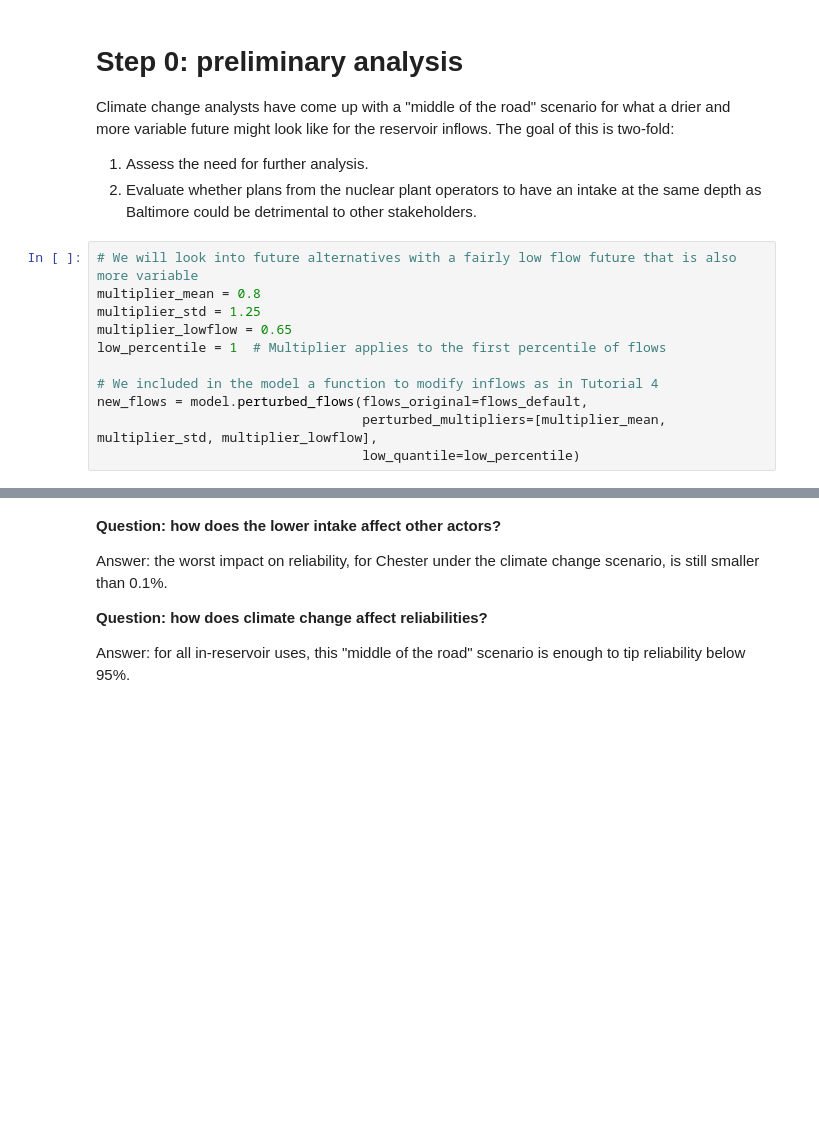
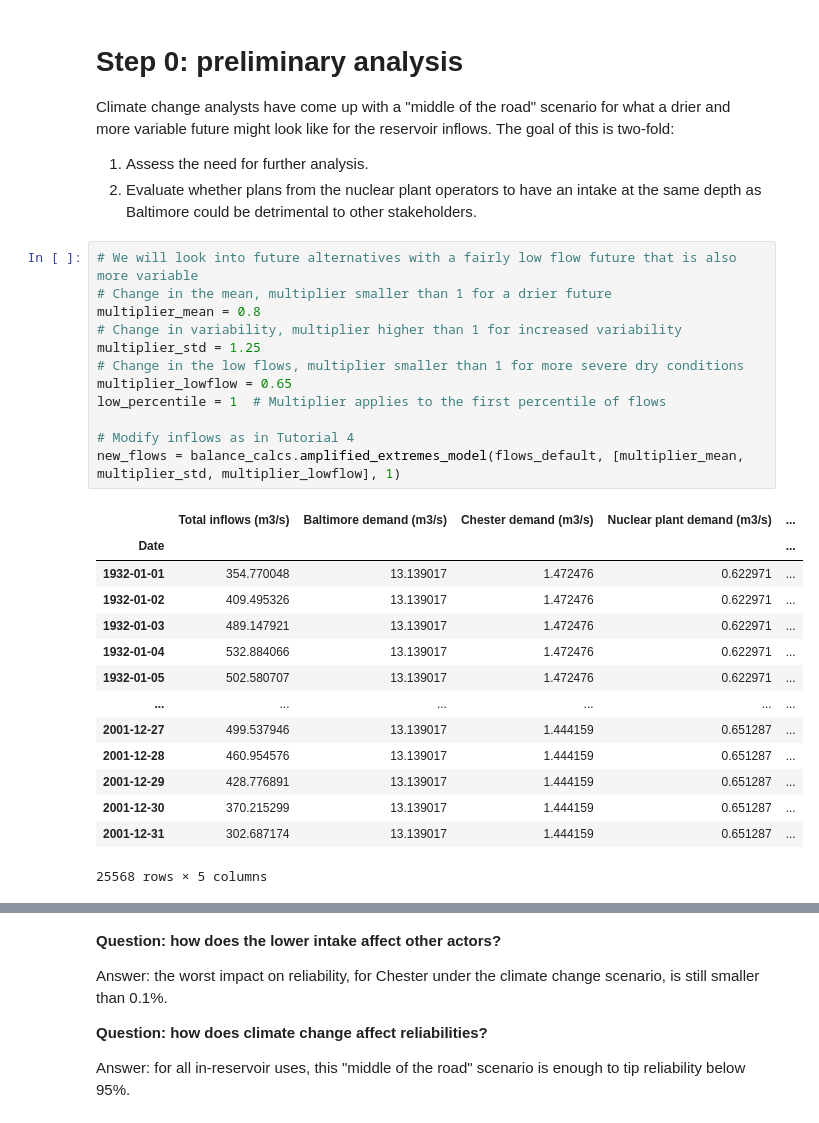
Before and after one commit to charlesrouge/civx782, a Jupyter notebook: tutorials/7-Multi-objective-design.ipynb, the cells around one changed output, grey strips where cells are left out. Saved outputs shown, nothing was run; the diff lists cells and outputs as text; blank space fills up the shorter version.

```diff
--- a/tutorials/7-Multi-objective-design.ipynb
+++ b/tutorials/7-Multi-objective-design.ipynb
@@ -42,14 +56,30 @@ Climate change analysts have come up with a "middle of the road" scenario for wh
 2. Evaluate whether plans from the nuclear plant operators to have an intake at the same depth as Baltimore could be detrimental to other stakeholders.
 # %%
 # We will look into future alternatives with a fairly low flow future that is also more variable
+# Change in the mean, multiplier smaller than 1 for a drier future
 multiplier_mean = 0.8
+# Change in variability, multiplier higher than 1 for increased variability
 multiplier_std = 1.25
+# Change in the low flows, multiplier smaller than 1 for more severe dry conditions
 multiplier_lowflow = 0.65
 low_percentile = 1  # Multiplier applies to the first percentile of flows
 
-# We included in the model a function to modify inflows as in Tutorial 4
-new_flows = model.perturbed_flows(flows_original=flows_default,
-                                  perturbed_multipliers=[multiplier_mean, multiplier_std, multiplier_lowflow],
-                                  low_quantile=low_percentile)
+# Modify inflows as in Tutorial 4
+new_flows = balance_calcs.amplified_extremes_model(flows_default, [multiplier_mean, multiplier_std, multiplier_lowflow], 1)
+# %% [output]
+|  | Total inflows (m3/s) | Baltimore demand (m3/s) | Chester demand (m3/s) | Nuclear plant demand (m3/s) | ... |
+| Date |  |  |  |  | ... |
+| 1932-01-01 | 354.770048 | 13.139017 | 1.472476 | 0.622971 | ... |
+| 1932-01-02 | 409.495326 | 13.139017 | 1.472476 | 0.622971 | ... |
+| 1932-01-03 | 489.147921 | 13.139017 | 1.472476 | 0.622971 | ... |
+| 1932-01-04 | 532.884066 | 13.139017 | 1.472476 | 0.622971 | ... |
+| 1932-01-05 | 502.580707 | 13.139017 | 1.472476 | 0.622971 | ... |
+| ... | ... | ... | ... | ... | ... |
+| 2001-12-27 | 499.537946 | 13.139017 | 1.444159 | 0.651287 | ... |
+| 2001-12-28 | 460.954576 | 13.139017 | 1.444159 | 0.651287 | ... |
+| 2001-12-29 | 428.776891 | 13.139017 | 1.444159 | 0.651287 | ... |
+| 2001-12-30 | 370.215299 | 13.139017 | 1.444159 | 0.651287 | ... |
+| 2001-12-31 | 302.687174 | 13.139017 | 1.444159 | 0.651287 | ... |
+25568 rows × 5 columns
 # %%
 # We can see how inflows are modified
```
Also changed, not shown: parts of 13 cells of this notebook, 1 other file.
